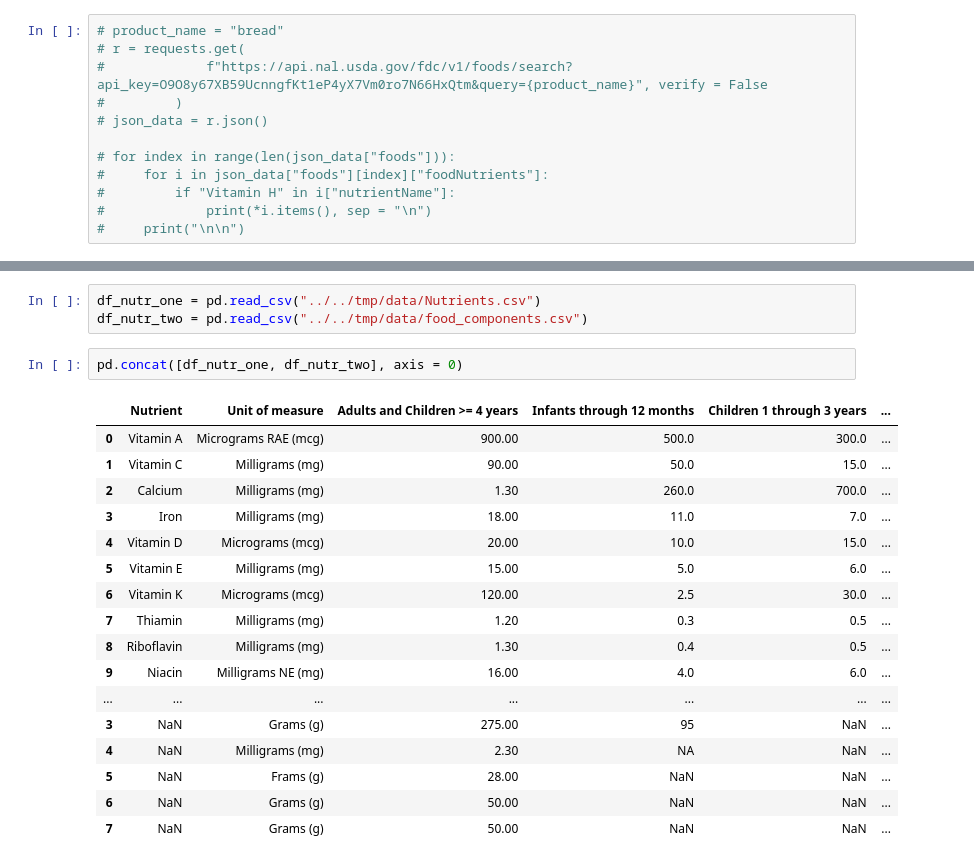
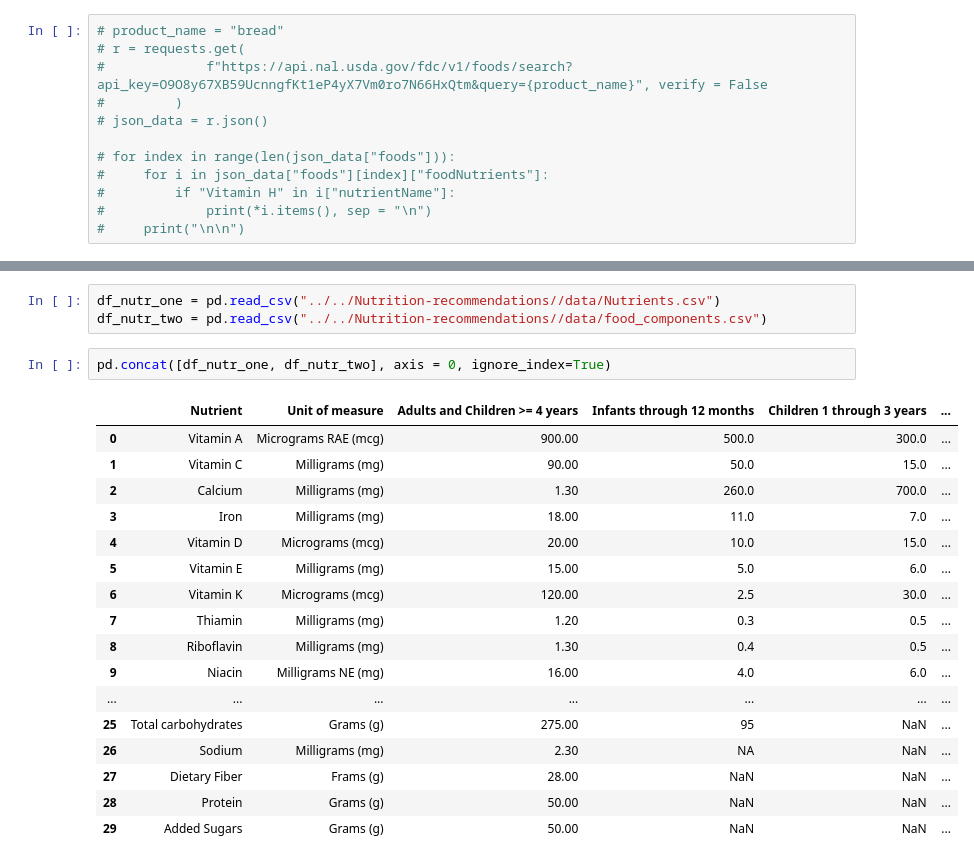
Before and after one commit to LinearBasis/Food-and-nutrition, a Jupyter notebook: data/tmp.ipynb, the cells around one changed output, grey strips where cells are left out. Drawn from its saved outputs; the diff is of its cells as text.

```diff
--- a/data/tmp.ipynb
+++ b/data/tmp.ipynb
@@ -114,23 +119,23 @@ dtype: float64
 # %%
-df_nutr_one = pd.read_csv("../../tmp/data/Nutrients.csv")
-df_nutr_two = pd.read_csv("../../tmp/data/food_components.csv")
+df_nutr_one = pd.read_csv("../../Nutrition-recommendations//data/Nutrients.csv")
+df_nutr_two = pd.read_csv("../../Nutrition-recommendations//data/food_components.csv")
 # %%
-pd.concat([df_nutr_one, df_nutr_two], axis = 0)
+pd.concat([df_nutr_one, df_nutr_two], axis = 0, ignore_index=True)
 # %% [output]
 |  | Nutrient | Unit of measure | Adults and Children >= 4 years | Infants through 12 months | Children 1 through 3 years | ... |
 | 0 | Vitamin A | Micrograms RAE (mcg) | 900.00 | 500.0 | 300.0 | ... |
 | 1 | Vitamin C | Milligrams (mg) | 90.00 | 50.0 | 15.0 | ... |
 | 2 | Calcium | Milligrams (mg) | 1.30 | 260.0 | 700.0 | ... |
 | 3 | Iron | Milligrams (mg) | 18.00 | 11.0 | 7.0 | ... |
 | 4 | Vitamin D | Micrograms (mcg) | 20.00 | 10.0 | 15.0 | ... |
 | 5 | Vitamin E | Milligrams (mg) | 15.00 | 5.0 | 6.0 | ... |
 | 6 | Vitamin K | Micrograms (mcg) | 120.00 | 2.5 | 30.0 | ... |
 | 7 | Thiamin | Milligrams (mg) | 1.20 | 0.3 | 0.5 | ... |
 | 8 | Riboflavin | Milligrams (mg) | 1.30 | 0.4 | 0.5 | ... |
 | 9 | Niacin | Milligrams NE (mg) | 16.00 | 4.0 | 6.0 | ... |
 | ... | ... | ... | ... | ... | ... | ... |
-| 3 | NaN | Grams (g) | 275.00 | 95 | NaN | ... |
-| 4 | NaN | Milligrams (mg) | 2.30 | NA | NaN | ... |
-| 5 | NaN | Frams (g) | 28.00 | NaN | NaN | ... |
-| 6 | NaN | Grams (g) | 50.00 | NaN | NaN | ... |
-| 7 | NaN | Grams (g) | 50.00 | NaN | NaN | ... |
+| 25 | Total carbohydrates | Grams (g) | 275.00 | 95 | NaN | ... |
+| 26 | Sodium | Milligrams (mg) | 2.30 | NA | NaN | ... |
+| 27 | Dietary Fiber | Frams (g) | 28.00 | NaN | NaN | ... |
+| 28 | Protein | Grams (g) | 50.00 | NaN | NaN | ... |
+| 29 | Added Sugars | Grams (g) | 50.00 | NaN | NaN | ... |
```
Also changed, not shown: parts of 3 cells of this notebook, 1 other file.
